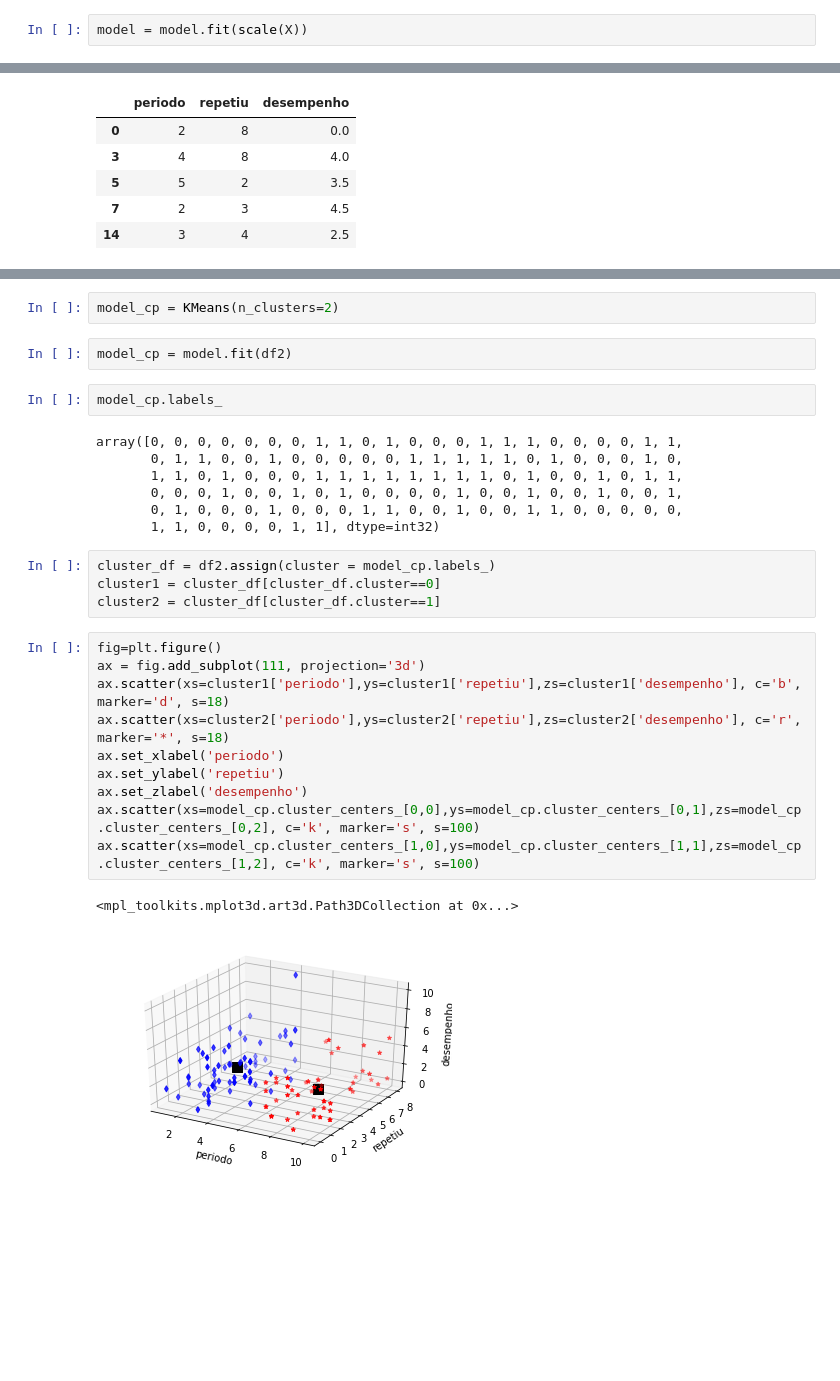
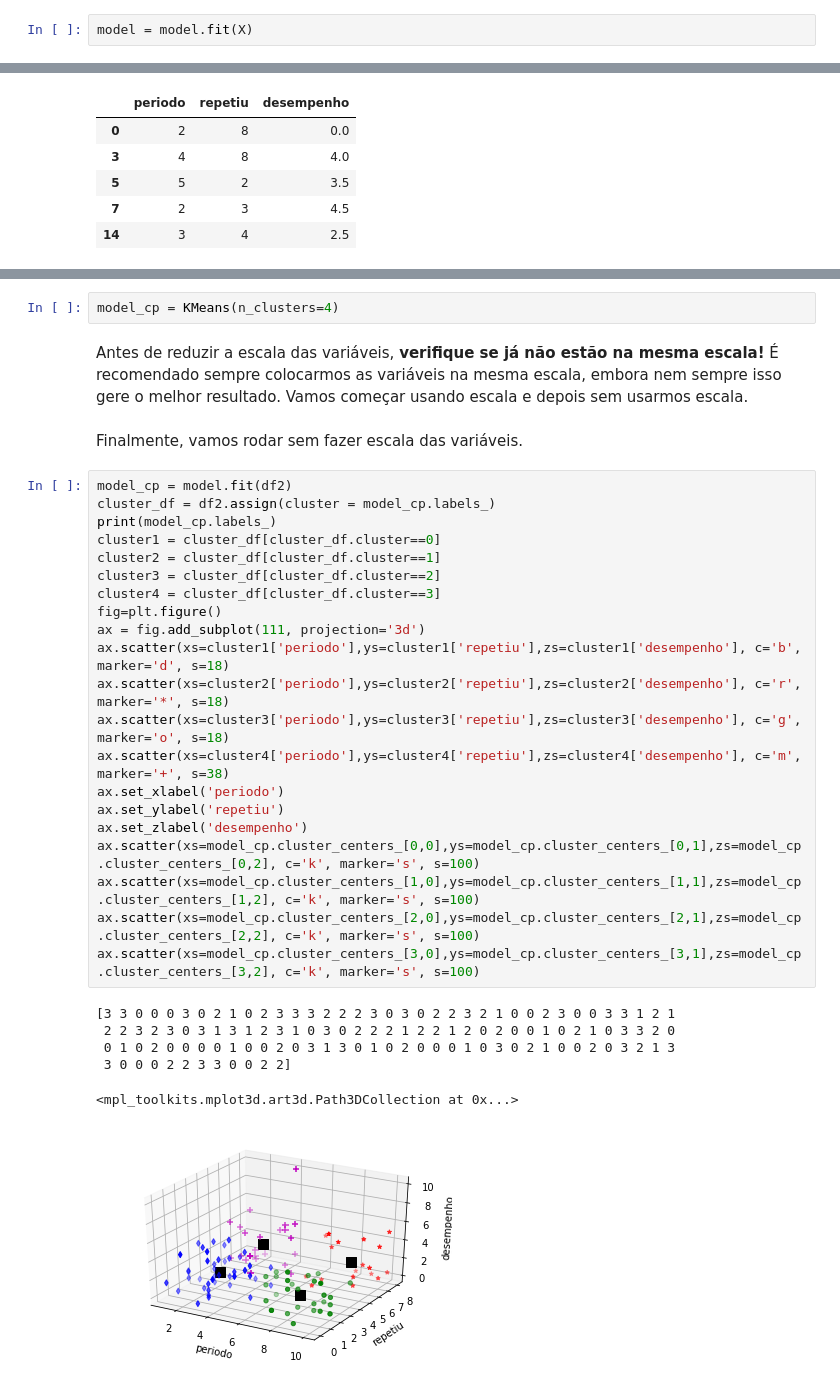
Before and after one commit to cleuton/datascience, a Jupyter notebook: book/capt12/kmeans-sample.ipynb, the cells around one changed output, grey strips where cells are left out. Drawn from its saved outputs; the diff is of its cells as text; blank space fills up the shorter version.

```diff
--- a/book/capt12/kmeans-sample.ipynb
+++ b/book/capt12/kmeans-sample.ipynb
@@ -28,7 +28,7 @@ plt.scatter(centroids[:,0],centroids[:,1],c='r',marker='d')
 # %%
 model = KMeans(n_clusters=4)
 # %%
-model = model.fit(scale(X))
+model = model.fit(X)
 # %%
 print(model.labels_)
 # %% [output]
@@ -84,30 +86,35 @@ ax.set_zlabel('desempenho')
 # %%
-model_cp = KMeans(n_clusters=2)
+model_cp = KMeans(n_clusters=4)
-# %%
-model_cp = model.fit(df2)
-# %%
-model_cp.labels_
-# %% [output]
-array([0, 0, 0, 0, 0, 0, 0, 1, 1, 0, 1, 0, 0, 0, 1, 1, 1, 0, 0, 0, 0, 1, 1,
-       0, 1, 1, 0, 0, 1, 0, 0, 0, 0, 0, 1, 1, 1, 1, 1, 0, 1, 0, 0, 0, 1, 0,
-       1, 1, 0, 1, 0, 0, 0, 1, 1, 1, 1, 1, 1, 1, 1, 0, 1, 0, 0, 1, 0, 1, 1,
-       0, 0, 0, 1, 0, 0, 1, 0, 1, 0, 0, 0, 0, 1, 0, 0, 1, 0, 0, 1, 0, 0, 1,
-       0, 1, 0, 0, 0, 1, 0, 0, 0, 1, 1, 0, 0, 1, 0, 0, 1, 1, 0, 0, 0, 0, 0,
-       1, 1, 0, 0, 0, 0, 1, 1], dtype=int32)
-# %%
-cluster_df = df2.assign(cluster = model_cp.labels_)
-cluster1 = cluster_df[cluster_df.cluster==0]
-cluster2 = cluster_df[cluster_df.cluster==1]
+# %% [markdown]
+Antes de reduzir a escala das variáveis, **verifique se já não estão na mesma escala!**
+É recomendado sempre colocarmos as variáveis na mesma escala, embora nem sempre isso gere o melhor resultado. Vamos começar usando escala e depois sem usarmos escala.
+# %% [markdown]
+Finalmente, vamos rodar sem fazer escala das variáveis.
 # %%
+model_cp = model.fit(df2)
+cluster_df = df2.assign(cluster = model_cp.labels_)
+print(model_cp.labels_)
+cluster1 = cluster_df[cluster_df.cluster==0]
+cluster2 = cluster_df[cluster_df.cluster==1]
+cluster3 = cluster_df[cluster_df.cluster==2]
+cluster4 = cluster_df[cluster_df.cluster==3]
 fig=plt.figure()
 ax = fig.add_subplot(111, projection='3d')
 ax.scatter(xs=cluster1['periodo'],ys=cluster1['repetiu'],zs=cluster1['desempenho'], c='b', marker='d', s=18)
 ax.scatter(xs=cluster2['periodo'],ys=cluster2['repetiu'],zs=cluster2['desempenho'], c='r', marker='*', s=18)
+ax.scatter(xs=cluster3['periodo'],ys=cluster3['repetiu'],zs=cluster3['desempenho'], c='g', marker='o', s=18)
+ax.scatter(xs=cluster4['periodo'],ys=cluster4['repetiu'],zs=cluster4['desempenho'], c='m', marker='+', s=38)
 ax.set_xlabel('periodo')
 ax.set_ylabel('repetiu')
 ax.set_zlabel('desempenho')
 ax.scatter(xs=model_cp.cluster_centers_[0,0],ys=model_cp.cluster_centers_[0,1],zs=model_cp.cluster_centers_[0,2], c='k', marker='s', s=100)
 ax.scatter(xs=model_cp.cluster_centers_[1,0],ys=model_cp.cluster_centers_[1,1],zs=model_cp.cluster_centers_[1,2], c='k', marker='s', s=100)
+ax.scatter(xs=model_cp.cluster_centers_[2,0],ys=model_cp.cluster_centers_[2,1],zs=model_cp.cluster_centers_[2,2], c='k', marker='s', s=100)
+ax.scatter(xs=model_cp.cluster_centers_[3,0],ys=model_cp.cluster_centers_[3,1],zs=model_cp.cluster_centers_[3,2], c='k', marker='s', s=100)
 # %% [output]
-<mpl_toolkits.mplot3d.art3d.Path3DCollection at 0x...>
+[3 3 0 0 0 3 0 2 1 0 2 3 3 3 2 2 2 3 0 3 0 2 2 3 2 1 0 0 2 3 0 0 3 3 1 2 1
+ 2 2 3 2 3 0 3 1 3 1 2 3 1 0 3 0 2 2 2 1 2 2 1 2 0 2 0 0 1 0 2 1 0 3 3 2 0
+ 0 1 0 2 0 0 0 0 1 0 0 2 0 3 1 3 0 1 0 2 0 0 0 1 0 3 0 2 1 0 0 2 0 3 2 1 3
+ 3 0 0 0 2 2 3 3 0 0 2 2]
+<mpl_toolkits.mplot3d.art3d.Path3DCollection at 0x...>
-[figure, old version]
+[figure, new version]
```
Also changed, not shown: parts of 3 cells of this notebook.
